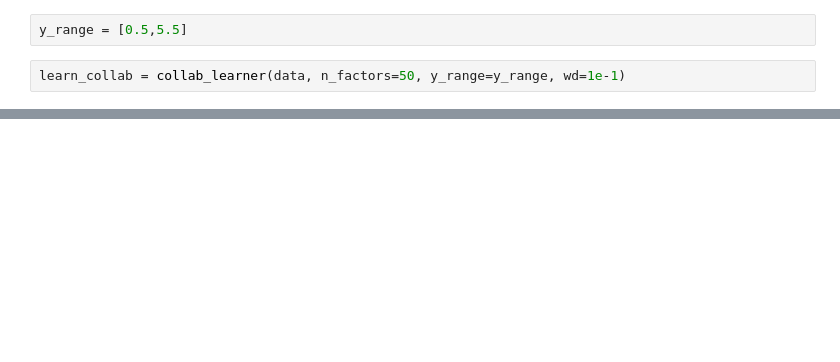
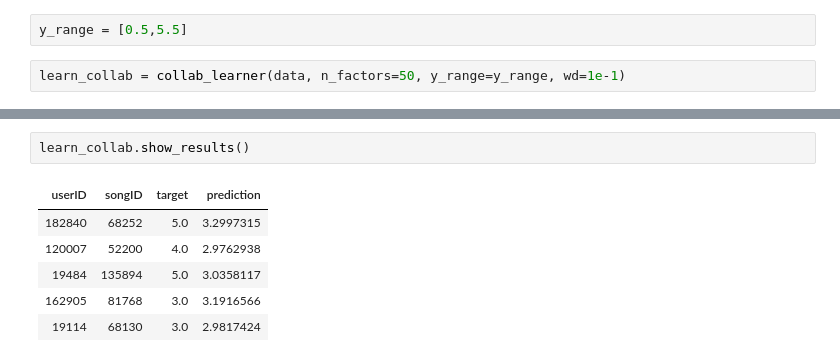
Before and after one commit to sarjakpatel/SJSU, a Jupyter notebook: CMPE 258/Assignment 1/CMPE_258_Assignment_1_Part_1_Black_Box_Deep_Learning.ipynb, the cells around one changed output, grey strips where cells are left out. Cells and saved outputs as stored; diff of their text form; blank space fills up the shorter version.

```diff
--- a/CMPE 258/Assignment 1/CMPE_258_Assignment_1_Part_1_Black_Box_Deep_Learning.ipynb
+++ b/CMPE 258/Assignment 1/CMPE_258_Assignment_1_Part_1_Black_Box_Deep_Learning.ipynb
@@ -387,0 +450,9 @@ KeyboardInterrupt: ignored
+# %%
+learn_collab.show_results()
+# %% [output]
+| userID | songID | target | prediction |
+| 182840 | 68252 | 5.0 | 3.2997315 |
+| 120007 | 52200 | 4.0 | 2.9762938 |
+| 19484 | 135894 | 5.0 | 3.0358117 |
+| 162905 | 81768 | 3.0 | 3.1916566 |
+| 19114 | 68130 | 3.0 | 2.9817424 |
```
Also changed, not shown: parts of 33 cells of this notebook.
